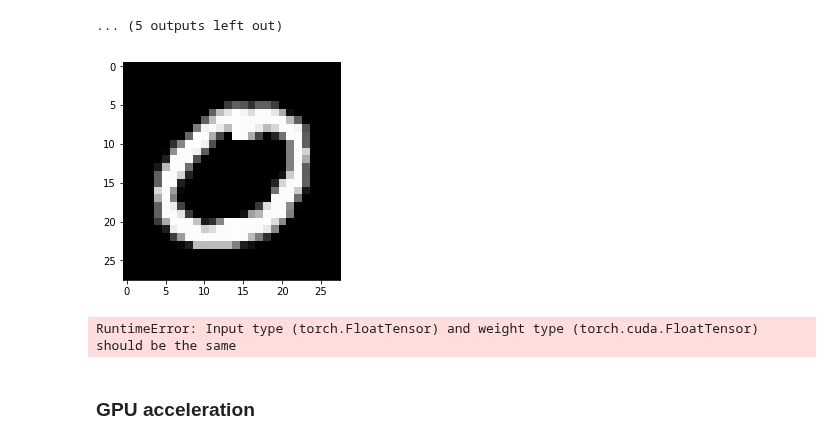
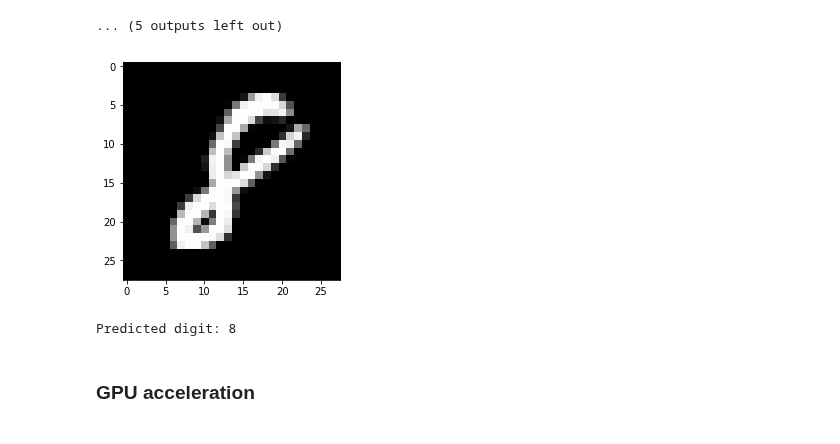
Before and after one commit to glouppe/info8010-deep-learning, a Jupyter notebook: code/pytorch-tutorial.ipynb, the cells around one changed output. Cells and saved outputs as stored; diff of their text form; code cells hidden in the pictures.

```diff
--- a/code/pytorch-tutorial.ipynb
+++ b/code/pytorch-tutorial.ipynb
@@ -567,14 +567,15 @@ plt.show()
 # %%
 # Show the input
 data_index = random.randint(0, 60000)
 inputs = dataset_train[data_index][0].view(1, 1, 28, 28)
-plt.imshow(inputs.view(28, 28).numpy(), cmap="gist_gray")
+plt.imshow(inputs.view(28, 28).cpu().numpy(), cmap="gist_gray")
 plt.show()
 
+classifier = classifier.cpu()
 print("Predicted digit:", classifier(inputs).exp().max(1)[1].item())
 # %% [output]
-[figure, old version]
+[figure, new version]
-RuntimeError: Input type (torch.FloatTensor) and weight type (torch.cuda.FloatTensor) should be the same
+Predicted digit: 8
 # %% [markdown]
 ### GPU acceleration
 # %%
```
